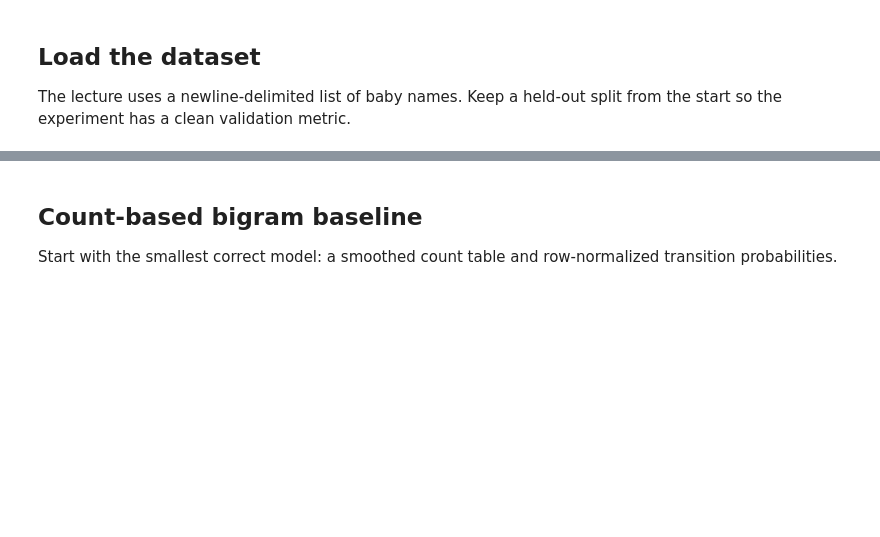
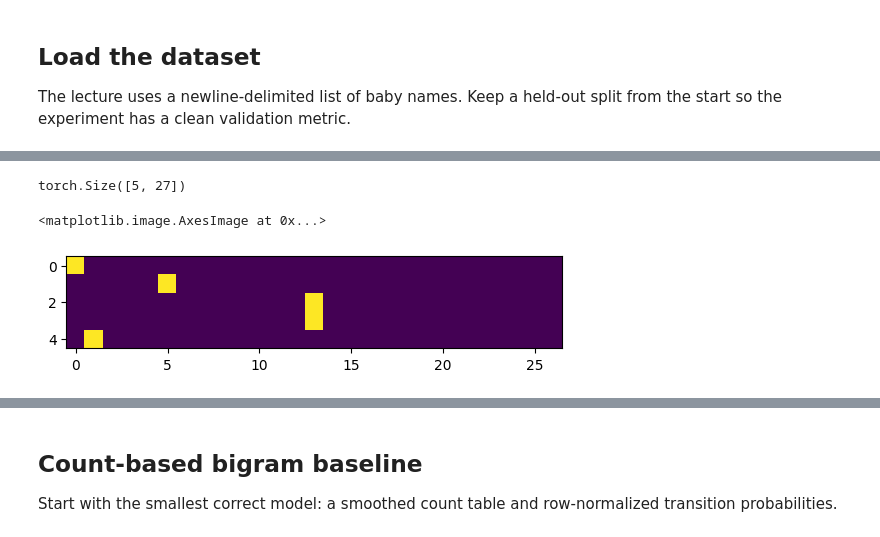
Before and after one commit to vallari24/zero-to-research, a Jupyter notebook: notebooks/02_makemore_bigrams.ipynb, the cells around one changed output, grey strips where cells are left out. Drawn from its saved outputs; the diff is of its cells as text; code cells hidden in the pictures; blank space fills up the shorter version.

```diff
--- a/notebooks/02_makemore_bigrams.ipynb
+++ b/notebooks/02_makemore_bigrams.ipynb
@@ -78,0 +204,4 @@ m a
+# %%
+P = N.float()
+# adding it horizontally, collapsing the columns
+P /= P.sum(dim=1, keepdim=True)
@@ -82,0 +301,16 @@ The lecture uses a newline-delimited list of baby names. Keep a held-out split f
+# %%
+# input xs, output ys
+xs, ys = [], []
+for w in words[:1]:
+  chs = ['.'] + list(w) + ['.']
+  for ch1, ch2 in zip(chs, chs[1:]):
+    ix1 = stoi[ch1]
+    ix2 = stoi[ch2]
+    print(ch1,ch2)
+    xs.append(ix1)
+    ys.append(ix2)
+print (xs,ys)
+
+xs = torch.tensor(xs)
+ys = torch.tensor(ys)
+print(xs, ys)
@@ -82,0 +325,11 @@ The lecture uses a newline-delimited list of baby names. Keep a held-out split f
+# %%
+# how do u feed theese in neural netowrk, it is integrer of chars, can't feed ints in neural network,
+# we multiply it by weights - it doesn't make send
+
+# we have one hot encoding that converts it in vector? why ? feed entire array of xs
+# num claseess = 27,
+
+# encoding ints to vectors, careful with datatype, we want it to be floats so cast it to float
+import torch.nn.functional as F
+xenc = F.one_hot(xs, num_classes=27).float()
+xenc
@@ -82,0 +347,9 @@ The lecture uses a newline-delimited list of baby names. Keep a held-out split f
+# %%
+xenc.shape
+# %% [output]
+torch.Size([5, 27])
+# %%
+plt.imshow(xenc)
+# %% [output]
+<matplotlib.image.AxesImage at 0x...>
+[figure, added]
```
Also changed, not shown: parts of 71 cells of this notebook.
